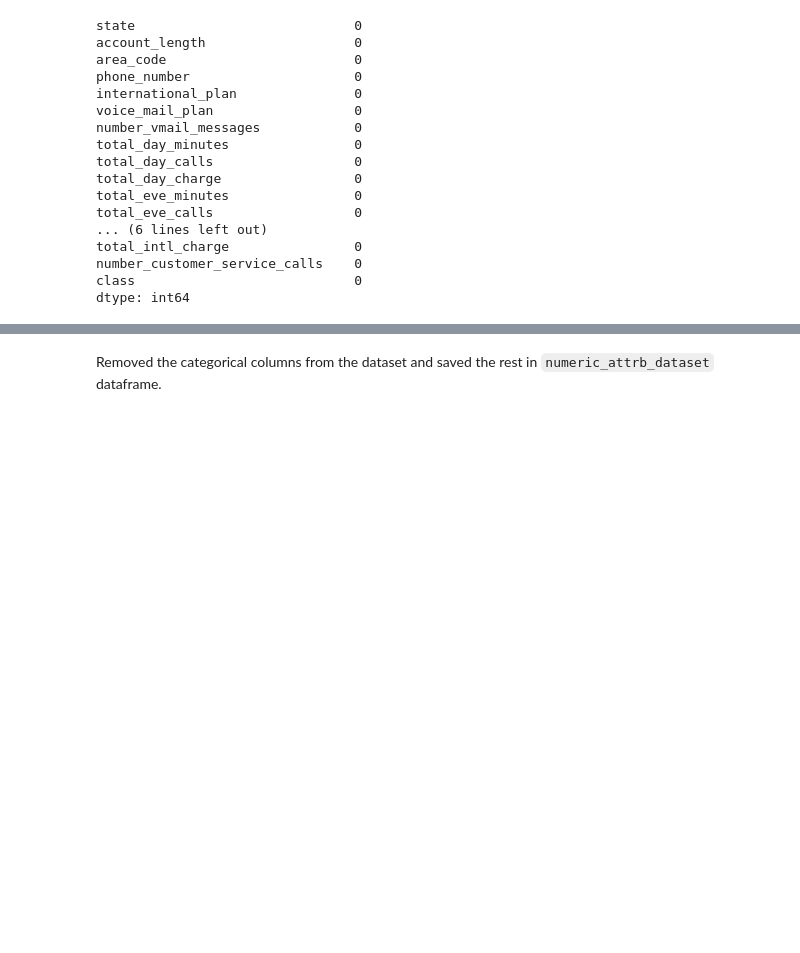
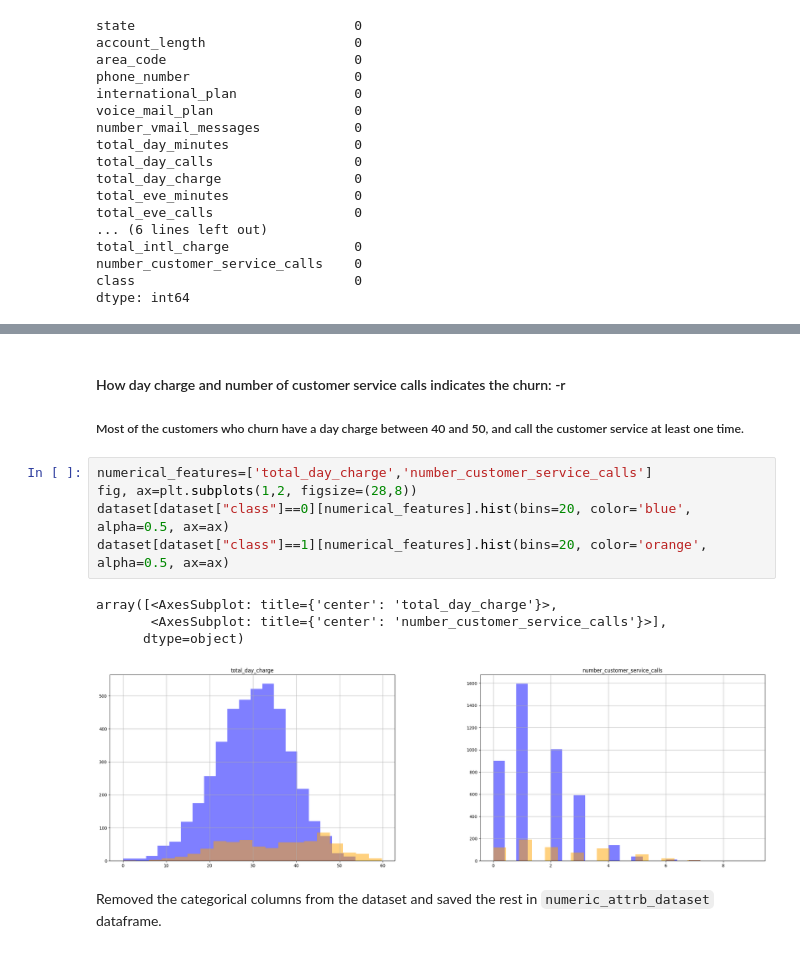
Before and after one commit to rejanbutka/customer-value-management_ml-prediction, a Jupyter notebook: main.ipynb, the cells around one changed output, grey strips where cells are left out. Saved outputs shown, nothing was run; the diff lists cells and outputs as text; blank space fills up the shorter version.

````diff
--- a/main.ipynb
+++ b/main.ipynb
@@ -69,3 +89,16 @@ dtype: int64
+# %% [markdown]
+#### How  day charge and number of customer service calls  indicates the churn: -r
+##### Most of the customers who churn have a day charge between 40 and 50, and  call the customer service at least one time.
+# %%
+numerical_features=['total_day_charge','number_customer_service_calls']
+fig, ax=plt.subplots(1,2, figsize=(28,8))
+dataset[dataset["class"]==0][numerical_features].hist(bins=20, color='blue', alpha=0.5, ax=ax)
+dataset[dataset["class"]==1][numerical_features].hist(bins=20, color='orange', alpha=0.5, ax=ax)
+# %% [output]
+array([<AxesSubplot: title={'center': 'total_day_charge'}>,
+       <AxesSubplot: title={'center': 'number_customer_service_calls'}>],
+      dtype=object)
+[figure, added]
 # %% [markdown]
 Removed the categorical columns from the dataset and saved the rest in ```numeric_attrb_dataset``` dataframe.
 # %%
````
Also changed, not shown: parts of 25 cells of this notebook.
